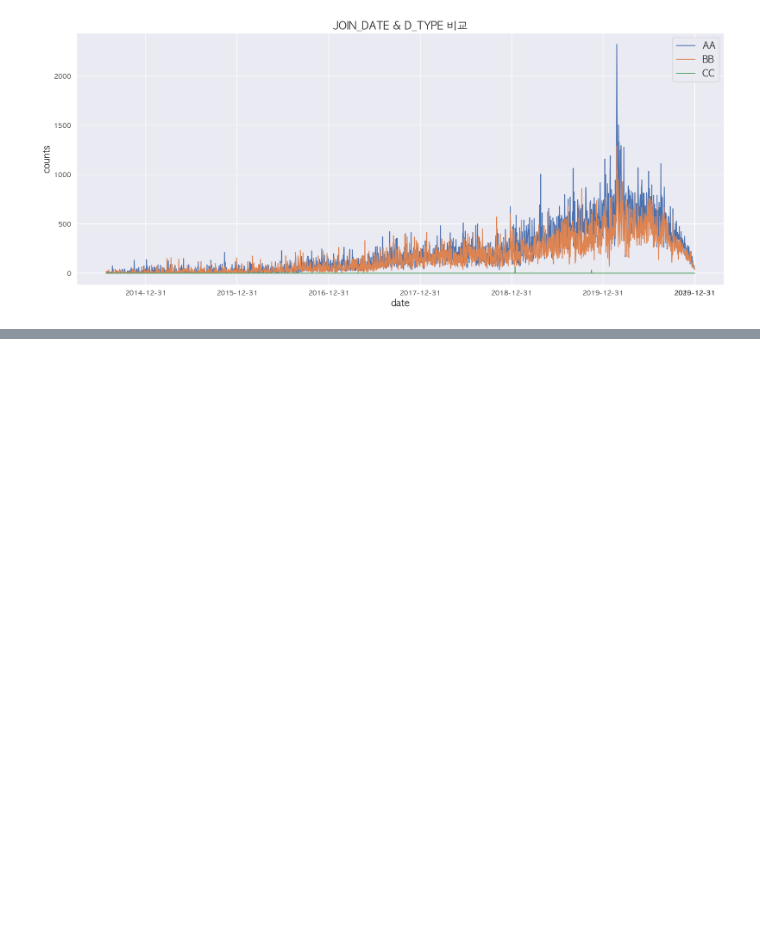
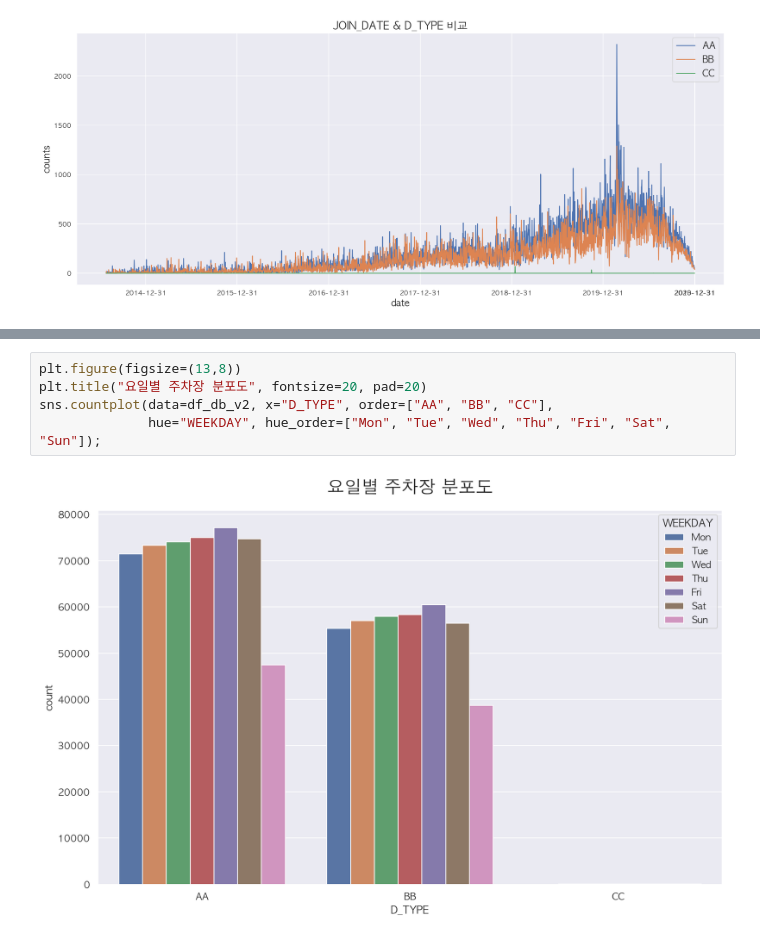
Before and after one commit to hyunjuyo/team2_wanted_onboarding_2nd, a Jupyter notebook: Week3_김기성/moduparking_Final_02_Engineering_Modeling.ipynb, the cells around one changed output, grey strips where cells are left out. Drawn from its saved outputs; the diff is of its cells as text; blank space fills up the shorter version.

```diff
--- a/Week3_김기성/moduparking_Final_02_Engineering_Modeling.ipynb
+++ b/Week3_김기성/moduparking_Final_02_Engineering_Modeling.ipynb
@@ -292,0 +351,7 @@ df_db_v2.groupby(['DATE', 'GOODS_TYPE']).size().unstack(fill_value=0).loc['2020-
+# %%
+plt.figure(figsize=(13,8))
+plt.title("요일별 주차장 분포도", fontsize=20, pad=20)
+sns.countplot(data=df_db_v2, x="D_TYPE", order=["AA", "BB", "CC"],
+              hue="WEEKDAY", hue_order=["Mon", "Tue", "Wed", "Thu", "Fri", "Sat", "Sun"]);
+# %% [output]
+[figure, added]
```
Also changed, not shown: parts of 43 cells of this notebook, 2 other files.
